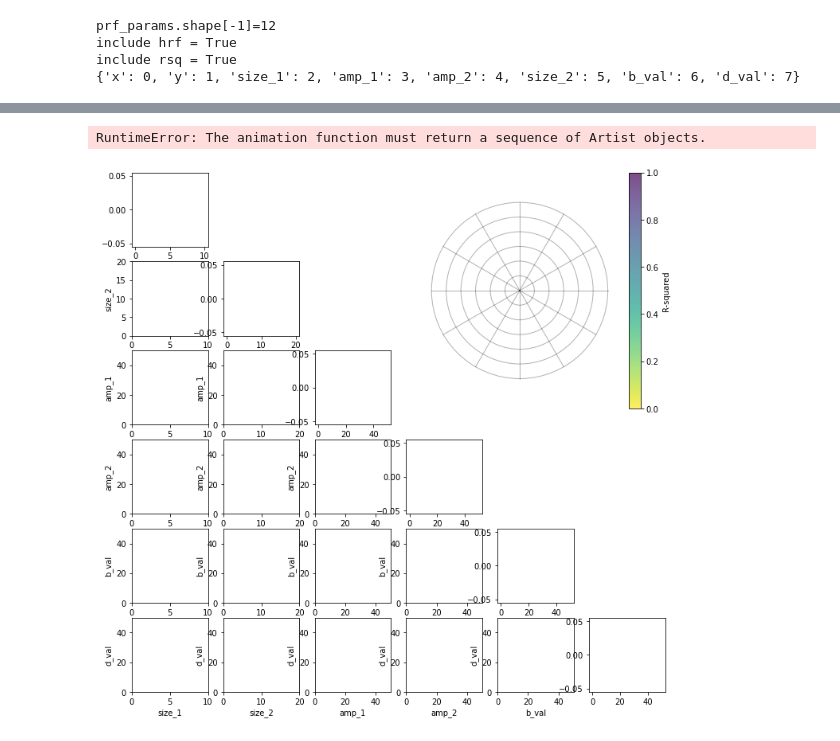
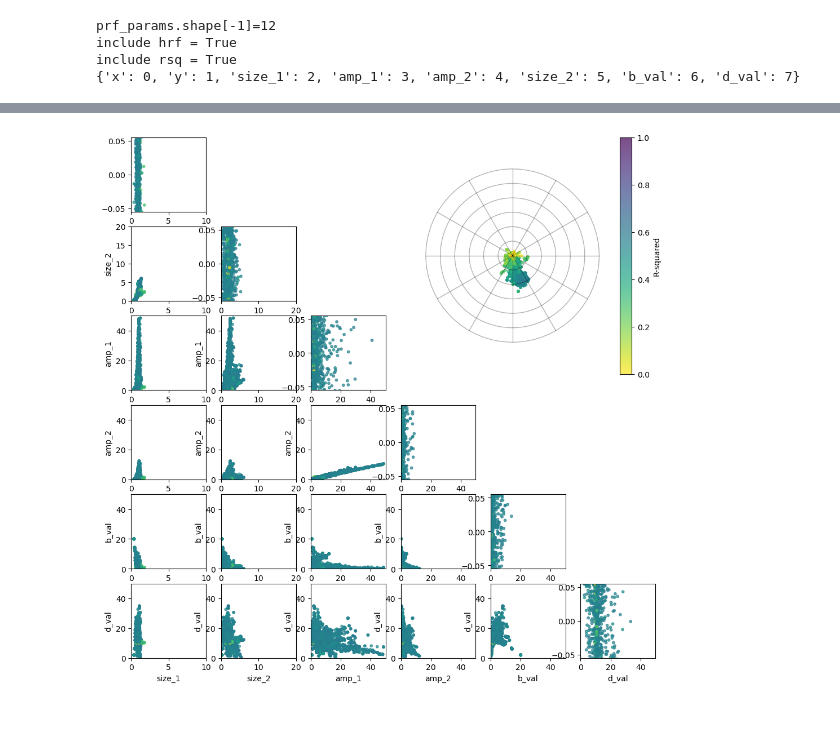
Before and after one commit to mdaghlian/prfpy_bayes, a Jupyter notebook: example_micro_movie.ipynb, the cells around one changed output, grey strips where cells are left out. Drawn from its saved outputs; the diff is of its cells as text; code cells hidden in the pictures.

```diff
--- a/example_micro_movie.ipynb
+++ b/example_micro_movie.ipynb
@@ -9,6 +9,7 @@ To run in parallel the system will pickle the objects. this introduces a speed c
 %autoreload 2
 import numpy as np
 import matplotlib.pyplot as plt
+
 try:
     from prfpy.stimulus import PRFStimulus2D
     from prfpy.model import Iso2DGaussianModel
@@ -20,6 +21,7 @@ import yaml
 import pickle
 from datetime import datetime
 
+plt.rcParams['animation.ffmpeg_path'] = '/opt/homebrew/bin/ffmpeg'
 # If you already have the design matrix as a numpy array, you can simply load it...
 dm = np.load('./design_matrix.npy') #[:,:,5:]
 prf_stim = PRFStimulus2D(
@@ -145,6 +167,6 @@ for iw in range(n_walkers):
     rsq_sorted = rsq[sorted_indices]
 
     # Fill the walker_step_xy array
-    walker_step_xy[iw, :, 0] = x_sorted
-    walker_step_xy[iw, :, 1] = y_sorted
-    walker_step_rsq[iw, :] = rsq_sorted
+    walker_step_xy[iw, :, 0] = x_sorted.copy()
+    walker_step_xy[iw, :, 1] = y_sorted.copy()
+    walker_step_rsq[iw, :] = rsq_sorted.copy()
@@ -284,7 +390,7 @@ with multiprocessing.Pool(
         idx=idx,                      # Index of the vertex times series to fit
         n_walkers=n_walkers,
         n_steps=n_steps,                # How many steps to takes
-        pool=pool,
+        # pool=pool,
         eps=.1,
     )
 
@@ -299,6 +425,7 @@ include rsq = True
 # %%
-idx = 0
-n_timepts = n_steps
+idx = 25
+n_timepts = 500
+n_walkers = 30
 p2find = ['size_1', 'size_2', 'amp_1', 'amp_2', 'b_val', 'd_val']
 w_id = {}
 for p in p2find + ['x', 'y', 'rsq']:
@@ -344,7 +471,7 @@ for iR,pr in enumerate(p2find):
         elif iR==iC:
             axs[iR,iC].set_xlim(Nbounds_plot[pc])
             axs[iR,iC].set_xlabel(pc)
-            hs[pr] = axs[iR,iC]
+            hs[pr] = axs[iR,iC].scatter([],[], s=10, cmap='viridis_r', c=[], vmin=0, vmax=1, alpha=.7)  # Current points
         else:
             sc[pr][pc] = axs[iR,iC].scatter([], [], s=10, cmap='viridis_r', c=[], vmin=0, vmax=1, alpha=.7)  # Current points
             axs[iR,iC].set_xlim(Nbounds_plot[pc])
@@ -366,10 +493,22 @@ dag_add_ecc_pol_lines(xy_ax)
 # ANIMATE
 # Update function for animation
 def update_plots(frame):
+    art_seq = []
     for pr in sc.keys():
-        bins = np.linspace(Nbounds_plot[pr][0], Nbounds_plot[pr][1], 20)
-        hs[pr].clear()
-        hs[pr].hist(w_id[pr][:,:frame].flatten(), bins=bins)
+        this_xy = np.column_stack(
+            [w_id[pr][:,:frame].flatten(),np.random.randn(w_id[pr][:,:frame].flatten().shape[0])]
+        )
+        hs[pr].set_offsets(
+            this_xy
+        )
+        hs[pr].set_array(
+            w_id['rsq'][:,:frame].flatten(),
+        )
+        art_seq.append(hs[pr])
+        # bins = np.linspace(Nbounds_plot[pr][0], Nbounds_plot[pr][1], 20)
+        # hs[pr].clear()
+        # art_seq.append(
+        #     hs[pr].hist(w_id[pr][:,:frame].flatten(), bins=bins))
         if sc[pr]=={}:
             continue
         for pc in sc[pr].keys():
@@ -381,37 +520,38 @@ def update_plots(frame):
             )
             sc[pr][pc].set_array(
                 w_id['rsq'][:,:frame].flatten(),
             )
+            art_seq.append(sc[pr][pc])
     # Update current points
     this_xy = np.column_stack(
         [w_id['x'][:,:frame].flatten(),w_id['y'][:,:frame].flatten()]
     )
     xy.set_offsets(this_xy)
     xy.set_array(
         w_id['rsq'][:,:frame].flatten(),
     )
+    art_seq.append(xy)
     # print(frame)
     # sc.set_offsets(walker_step_xy[:, frame, :])
     # sc.set_array(walker_step_rsq[:, frame])
     # sc.set_alpha(1.0)  # Ensure current points are opaque
 
     # Update the title
     # fig.suptitle(f"Time: {frame}")
     fig.canvas.draw()
-    return sc, xy,hs
+    return art_seq # sc, xy,hs
 
 # Create animation
 # update_plots(0)
-ani = FuncAnimation(fig, update_plots, frames=500, interval=100, blit=True)
+ani = FuncAnimation(fig, update_plots, frames=range(0, 500, 25), interval=100, blit=True)
 
 # Save the animation or display it
 # Uncomment the line below to save the animation as a video or GIF
 ani.save("bayes_DN_movie.mp4", writer="ffmpeg")
 
 plt.show()
 # %% [output]
-RuntimeError: The animation function must return a sequence of Artist objects.
-[figure, old version]
+[figure, new version]
 # %%
 # Final
 Nbounds_plot = Nbounds
```
Also changed, not shown: parts of 19 cells of this notebook, 8 other files.
